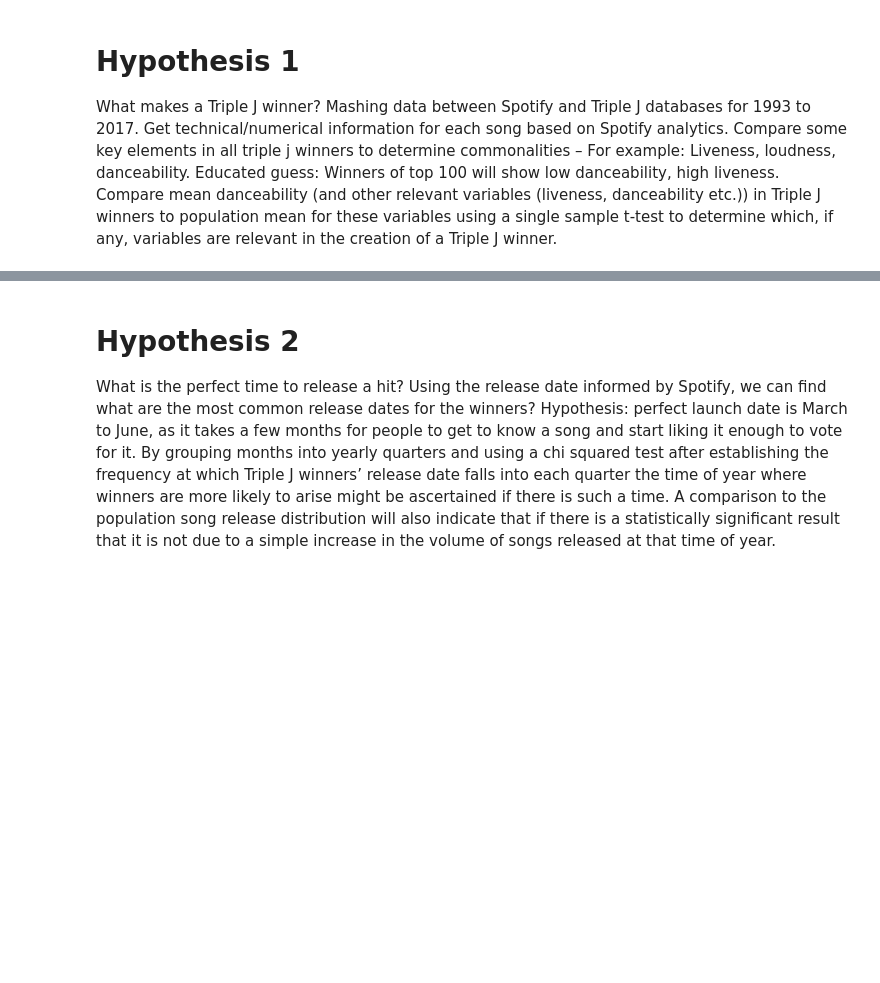
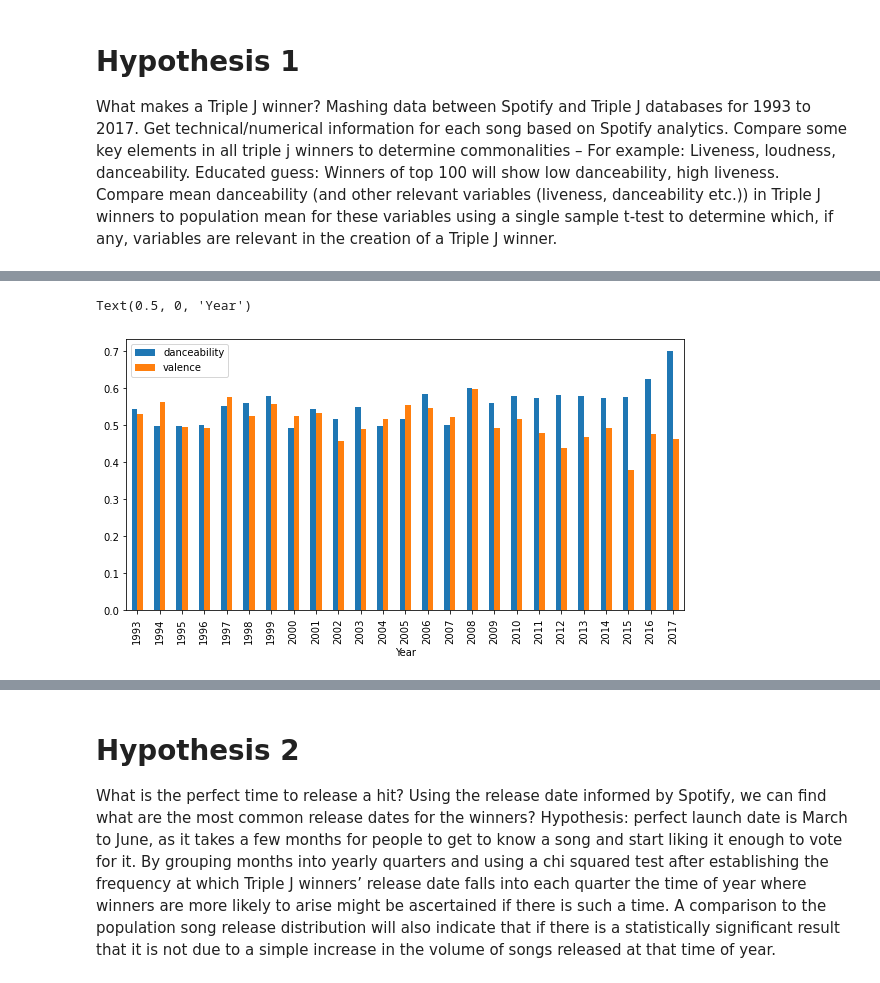
Before and after one commit to relaernu/project_1, a Jupyter notebook: Notebooks/some_analysed.ipynb, the cells around one changed output, grey strips where cells are left out. Cells and saved outputs as stored; diff of their text form; code cells hidden in the pictures; blank space fills up the shorter version.

```diff
--- a/Notebooks/some_analysed.ipynb
+++ b/Notebooks/some_analysed.ipynb
@@ -247,2 +248,19 @@ hpt1_df
+# %%
+# plot danceability mean
+# to plot in 2 subplots
+# fig, (ax1, ax2) = plt.subplots(2, 1, constrained_layout=True)
+# hpt1_df.plot.bar(y="danceability", ax=ax1)
+# hpt1_df.plot.bar(y="valence", ax=ax2)
+# ax1.set_xlabel("Year")
+# ax2.set_xlabel("Year")
+# ax1.set_ylabel("Danceability")
+# ax2.set_ylabel("Valence")
+
+# to plot in 1 plot
+ax = hpt1_df.plot.bar(y=["danceability", "valence"],figsize=(10,5))
+ax.set_xlabel("Year")
+# %% [output]
+Text(0.5, 0, 'Year')
+[figure, added]
 # %%
 ttest_danc = []
```
Also changed, not shown: parts of 11 cells of this notebook.
